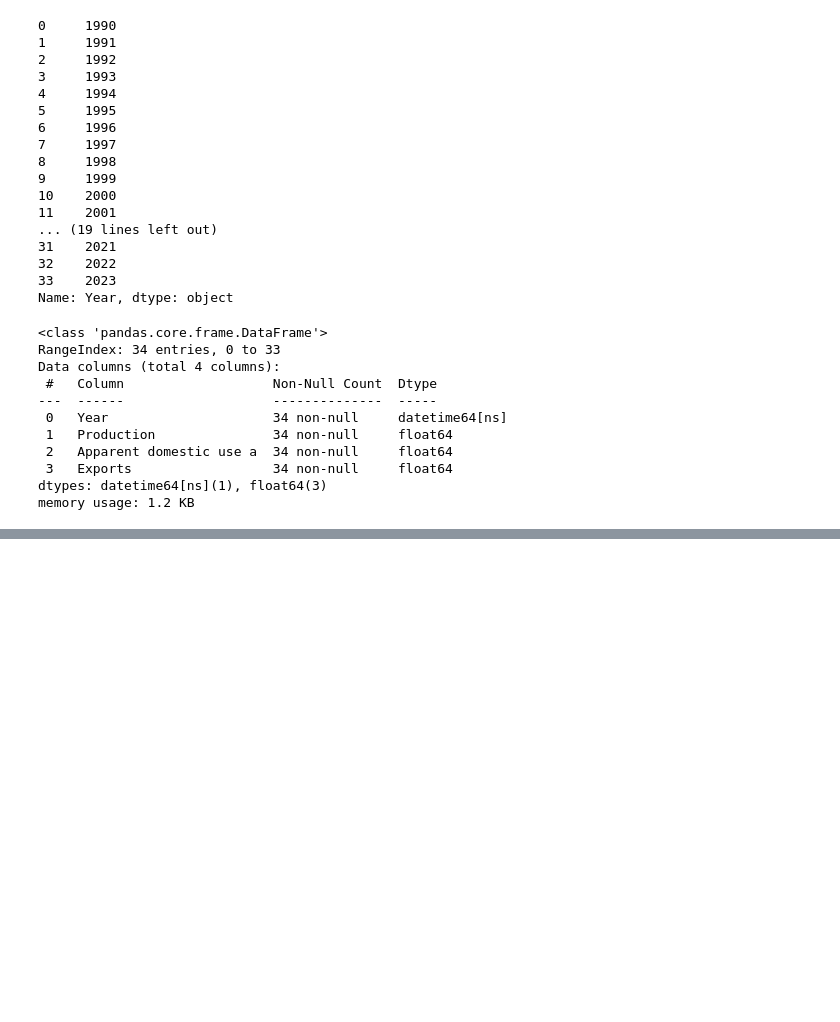
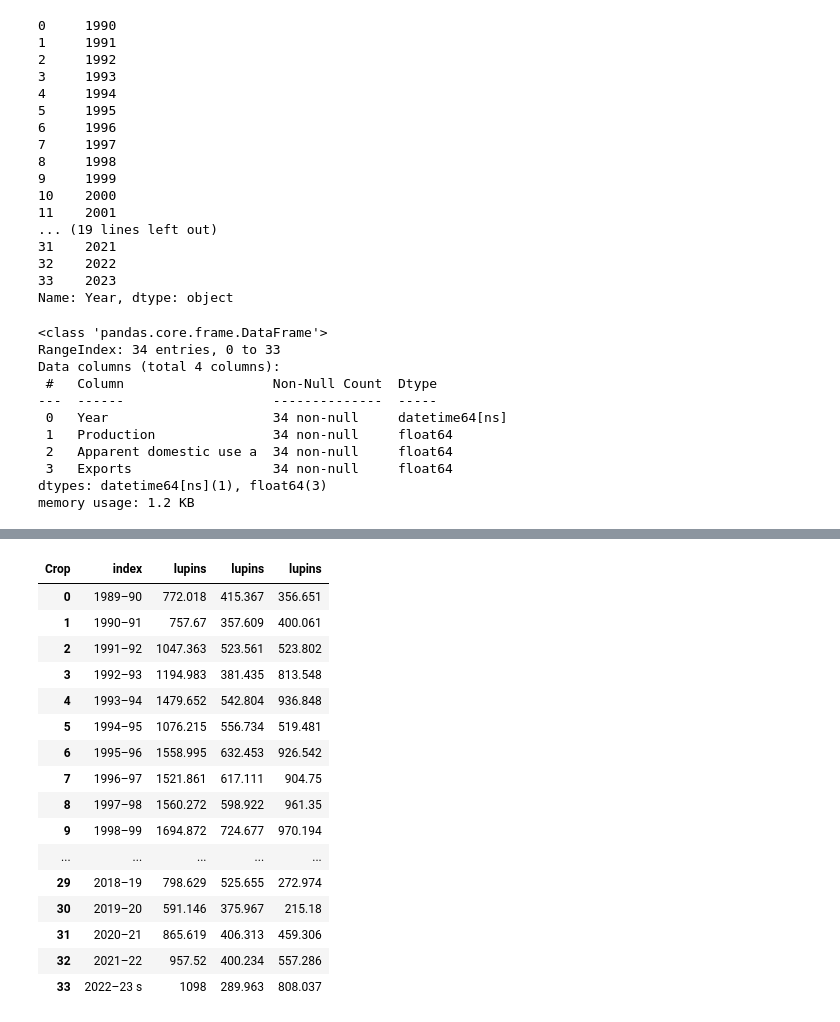
Before and after one commit to Moisebea/Crop_Report, a Jupyter notebook: OneDrive/Documents/Bureau/ABARES Dec Crop Report/Scraping_data.ipynb, the cells around one changed output, grey strips where cells are left out. Saved outputs shown, nothing was run; the diff lists cells and outputs as text; code cells hidden in the pictures; blank space fills up the shorter version.

```diff
--- a/OneDrive/Documents/Bureau/ABARES Dec Crop Report/Scraping_data.ipynb
+++ b/OneDrive/Documents/Bureau/ABARES Dec Crop Report/Scraping_data.ipynb
@@ -1551,3 +1551,6 @@ Data columns (total 4 columns):
  3   Exports                  34 non-null     float64
 dtypes: datetime64[ns](1), float64(3)
 memory usage: 1.2 KB
+# %%
+lupins_supply_disposal = Table_15[Table_15['Crop'].str.contains('lupins').fillna(False)]
+lupins_supply_disposal
@@ -1553,0 +1581,32 @@ memory usage: 1.2 KB
+# %%
+lupins_supply_disposal = lupins_supply_disposal.drop(columns='Unnamed: 0')
+fieldpeas_supply_disposal =fieldpeas_supply_disposal.drop(columns='Unnamed: 0')
+chickpeas_supply_disposal = chickpeas_supply_disposal.drop(columns='Unnamed: 0')
+# %%
+LSD = lupins_supply_disposal.copy()
+FPSD = fieldpeas_supply_disposal.copy()
+CPSD = chickpeas_supply_disposal.copy()
+# %%
+LSD = LSD.transpose()
+LSD.columns = LSD.iloc[0]
+LSD = LSD[1:]
+LSD.reset_index(inplace=True)
+LSD
+# %% [output]
+| Crop | index | lupins | lupins | lupins |
+| 0 | 1989–90 | 772.018 | 415.367 | 356.651 |
+| 1 | 1990–91 | 757.67 | 357.609 | 400.061 |
+| 2 | 1991–92 | 1047.363 | 523.561 | 523.802 |
+| 3 | 1992–93 | 1194.983 | 381.435 | 813.548 |
+| 4 | 1993–94 | 1479.652 | 542.804 | 936.848 |
+| 5 | 1994–95 | 1076.215 | 556.734 | 519.481 |
+| 6 | 1995–96 | 1558.995 | 632.453 | 926.542 |
+| 7 | 1996–97 | 1521.861 | 617.111 | 904.75 |
+| 8 | 1997–98 | 1560.272 | 598.922 | 961.35 |
+| 9 | 1998–99 | 1694.872 | 724.677 | 970.194 |
+| ... | ... | ... | ... | ... |
+| 29 | 2018–19 | 798.629 | 525.655 | 272.974 |
+| 30 | 2019–20 | 591.146 | 375.967 | 215.18 |
+| 31 | 2020–21 | 865.619 | 406.313 | 459.306 |
+| 32 | 2021–22 | 957.52 | 400.234 | 557.286 |
+| 33 | 2022–23 s | 1098 | 289.963 | 808.037 |
```
Also changed, not shown: parts of 11 cells of this notebook.
